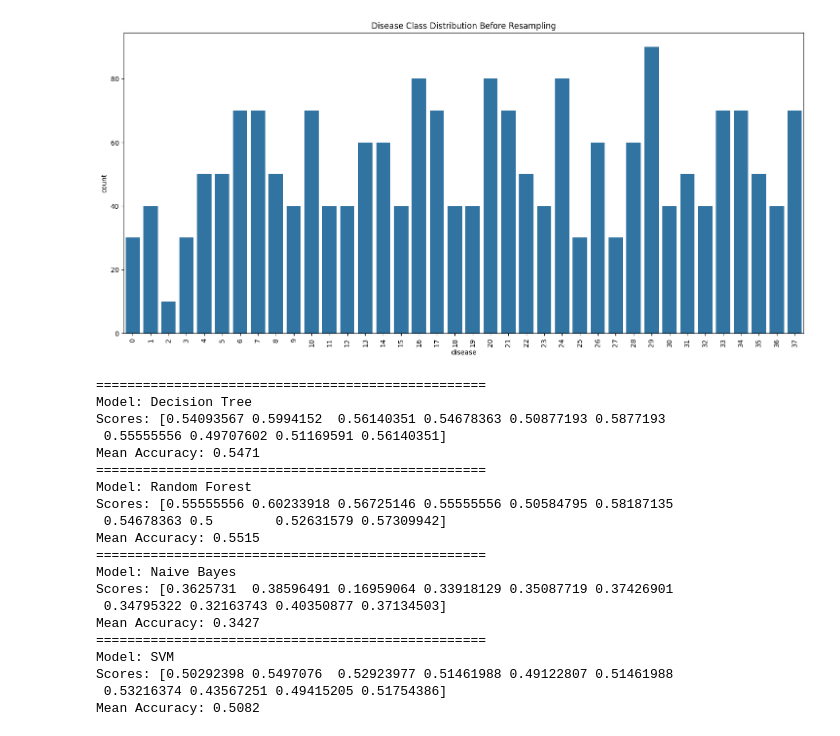
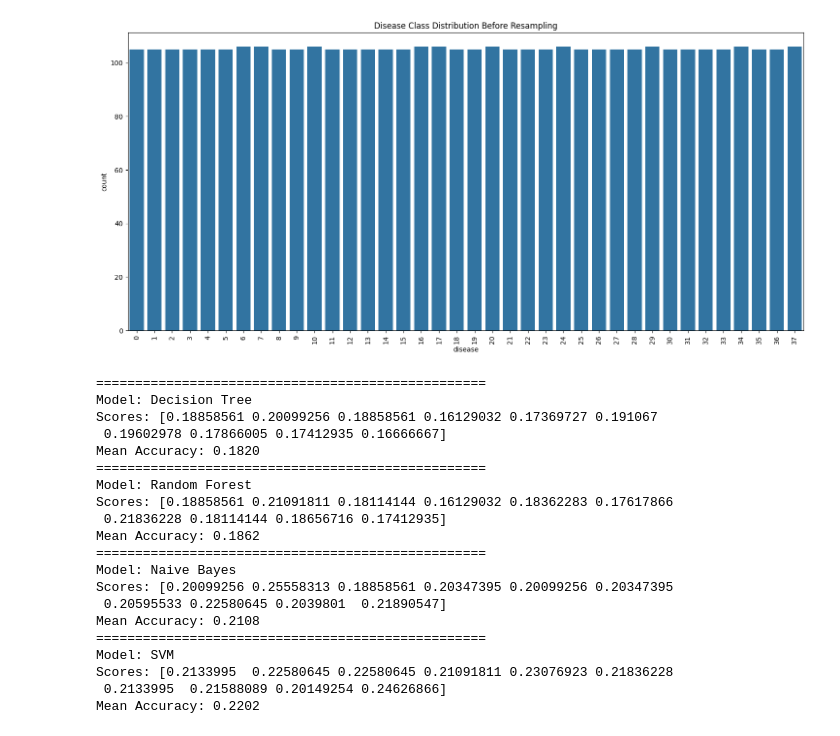
Before and after one commit to psept77-star/Disease-Prediction, a Jupyter notebook: Disease_Prediction.ipynb, the cells around one changed output. Saved outputs shown, nothing was run; the diff lists cells and outputs as text; code cells hidden in the pictures.

```diff
--- a/Disease_Prediction.ipynb
+++ b/Disease_Prediction.ipynb
@@ -19,23 +19,23 @@ from imblearn.over_sampling import RandomOverSampler
 %matplotlib inline
 # %%
 # Step 2 Reading the dataset
-data = pd.read_csv('/content/sample_data/improved_disease_dataset.csv')
+data = pd.read_csv('/content/sample_data/disease_dataset_4000.csv')
 
 encoder = LabelEncoder()
 data['disease'] = encoder.fit_transform(data['disease'])
 
 x = data.iloc[:, :-1]
 y = data.iloc[:, -1]
 
 plt.figure(figsize=(18, 8))
 sns.countplot(x=y)
 plt.title("Disease Class Distribution Before Resampling")
 plt.xticks(rotation=90)
 plt.show()
 ros = RandomOverSampler(random_state=42)
 x_resampled, y_resampled = ros.fit_resample(x, y)
 # %% [output]
-[figure, old version]
+[figure, new version]
 # %%
 if 'gender' in x_resampled.columns:
     le = LabelEncoder()
@@ -79,24 +79,24 @@ for model_name, model in models.items():
 # %% [output]
 ==================================================
 Model: Decision Tree
-Scores: [0.54093567 0.5994152  0.56140351 0.54678363 0.50877193 0.5877193
- 0.55555556 0.49707602 0.51169591 0.56140351]
-Mean Accuracy: 0.5471
+Scores: [0.18858561 0.20099256 0.18858561 0.16129032 0.17369727 0.191067
+ 0.19602978 0.17866005 0.17412935 0.16666667]
+Mean Accuracy: 0.1820
 ==================================================
 Model: Random Forest
-Scores: [0.55555556 0.60233918 0.56725146 0.55555556 0.50584795 0.58187135
- 0.54678363 0.5        0.52631579 0.57309942]
-Mean Accuracy: 0.5515
+Scores: [0.18858561 0.21091811 0.18114144 0.16129032 0.18362283 0.17617866
+ 0.21836228 0.18114144 0.18656716 0.17412935]
+Mean Accuracy: 0.1862
 ==================================================
 Model: Naive Bayes
-Scores: [0.3625731  0.38596491 0.16959064 0.33918129 0.35087719 0.37426901
- 0.34795322 0.32163743 0.40350877 0.37134503]
-Mean Accuracy: 0.3427
+Scores: [0.20099256 0.25558313 0.18858561 0.20347395 0.20099256 0.20347395
+ 0.20595533 0.22580645 0.2039801  0.21890547]
+Mean Accuracy: 0.2108
 ==================================================
 Model: SVM
-Scores: [0.50292398 0.5497076  0.52923977 0.51461988 0.49122807 0.51461988
- 0.53216374 0.43567251 0.49415205 0.51754386]
-Mean Accuracy: 0.5082
+Scores: [0.2133995  0.22580645 0.22580645 0.21091811 0.23076923 0.21836228
+ 0.2133995  0.21588089 0.20149254 0.24626866]
+Mean Accuracy: 0.2202
 # %%
 # Step 4 : Training Individual Models and Generating Confusion Matrices
 # Support Vector Classifier
```
Also changed, not shown: parts of 8 cells of this notebook.
